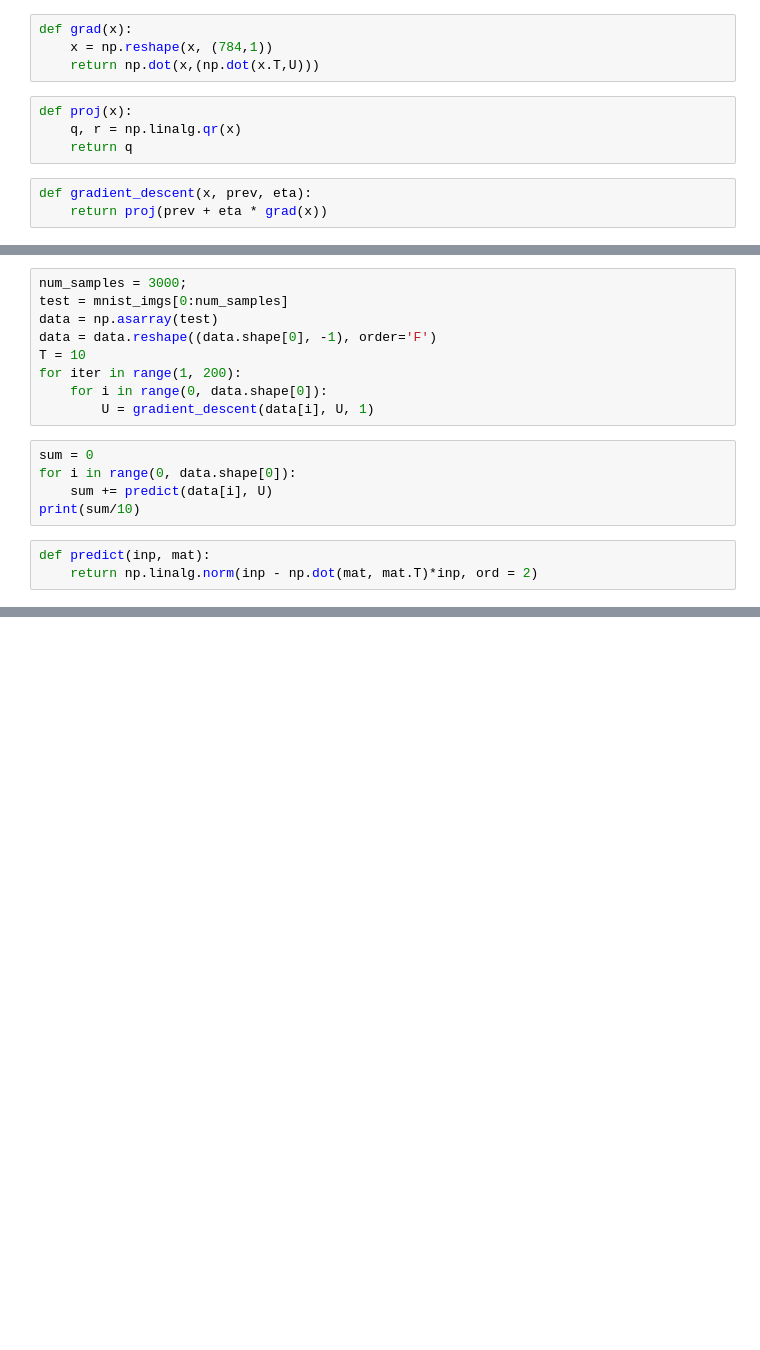
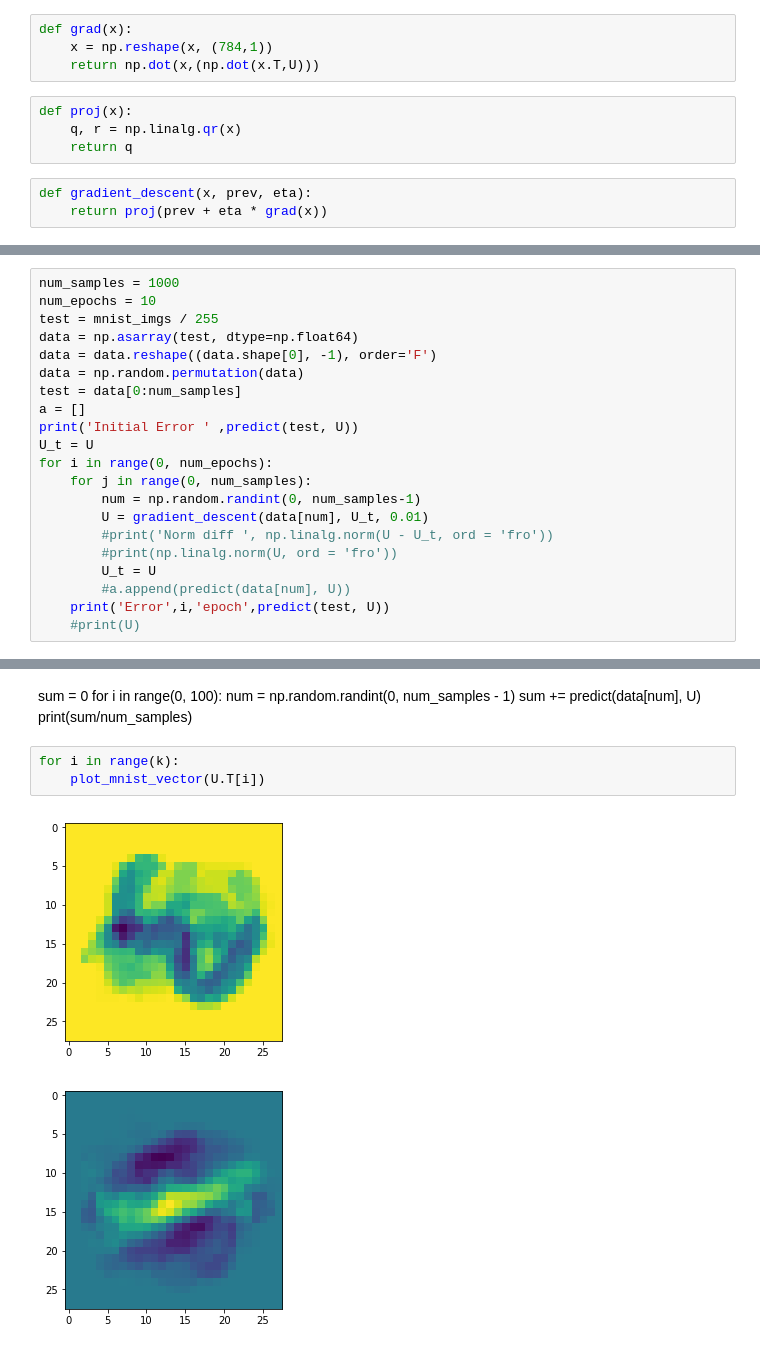
Before and after one commit to jz1242/MachineLearningOptimization, a Jupyter notebook: hw1/hw1pr1.ipynb, the cells around one changed output, grey strips where cells are left out. Drawn from its saved outputs; the diff is of its cells as text; blank space fills up the shorter version.

```diff
--- a/hw1/hw1pr1.ipynb
+++ b/hw1/hw1pr1.ipynb
@@ -46,17 +56,21 @@ U = np.linalg.qr(np.random.normal(0, 0.01, (784, k)))[0]
-# %%
-num_samples = 3000;
-test = mnist_imgs[0:num_samples]
-data = np.asarray(test)
-data = data.reshape((data.shape[0], -1), order='F')
-T = 10
-for iter in range(1, 200):
-    for i in range(0, data.shape[0]):
-        U = gradient_descent(data[i], U, 1)
-# %%
-sum = 0
-for i in range(0, data.shape[0]):
-    sum += predict(data[i], U)
-print(sum/10)
-# %%
-def predict(inp, mat):
-    return np.linalg.norm(inp - np.dot(mat, mat.T)*inp, ord = 2)
+# %%
+num_samples = 1000
+num_epochs = 10
+test = mnist_imgs / 255
+data = np.asarray(test, dtype=np.float64)
+data = data.reshape((data.shape[0], -1), order='F')
+data = np.random.permutation(data)
+test = data[0:num_samples]
+a = []
+print('Initial Error ' ,predict(test, U))
+U_t = U
+for i in range(0, num_epochs):
+    for j in range(0, num_samples):
+        num = np.random.randint(0, num_samples-1)
+        U = gradient_descent(data[num], U_t, 0.01)
+        #print('Norm diff ', np.linalg.norm(U - U_t, ord = 'fro'))
+        #print(np.linalg.norm(U, ord = 'fro'))
+        U_t = U
+        #a.append(predict(data[num], U))
+    print('Error',i,'epoch',predict(test, U))
+    #print(U)
@@ -62,0 +89,12 @@ def predict(inp, mat):
+# %% [markdown]
+sum = 0
+for i in range(0, 100):
+    num = np.random.randint(0, num_samples - 1)
+    sum += predict(data[num], U)
+print(sum/num_samples)
+# %%
+for i in range(k):
+    plot_mnist_vector(U.T[i])
+# %% [output]
+[figure, added]
+[figure, added]
```
Also changed, not shown: parts of 7 cells of this notebook.
